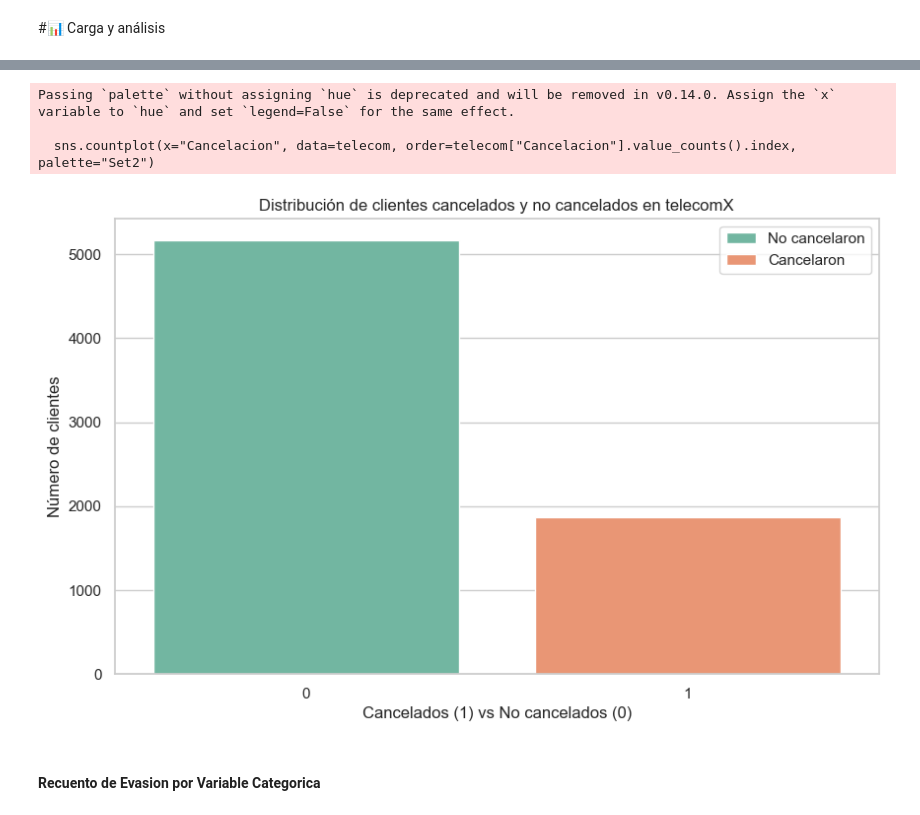
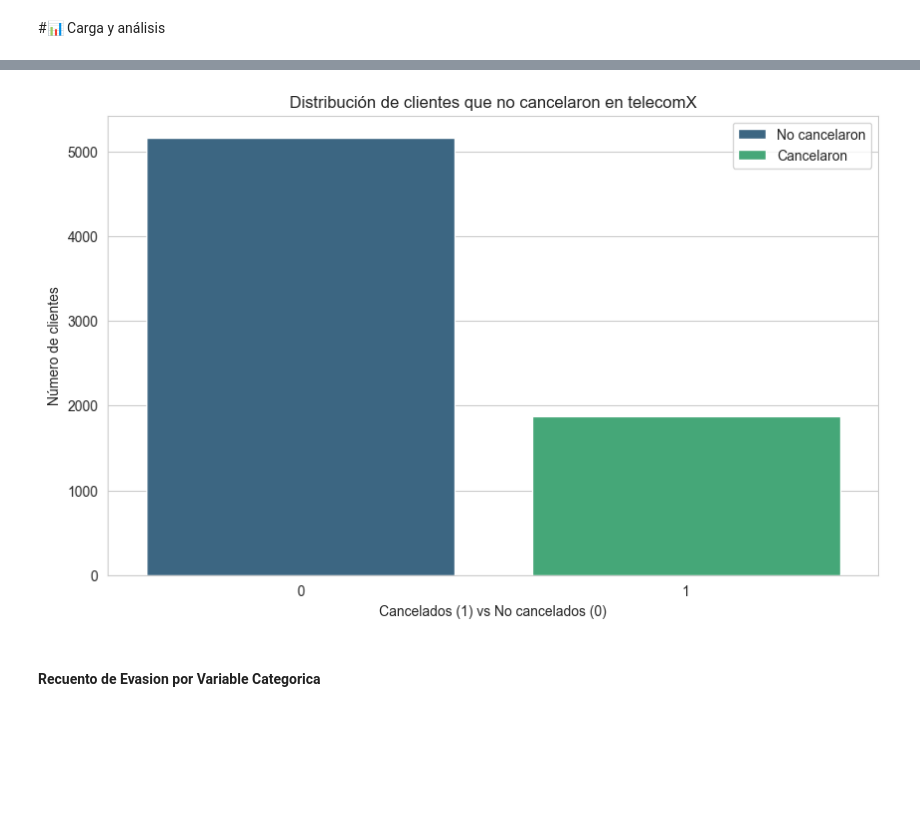
Before and after one commit to willian-ai/challenge2-data-science-LATAM-main, a Jupyter notebook: TelecomX_LATAM.ipynb, the cells around one changed output, grey strips where cells are left out. Drawn from its saved outputs; the diff is of its cells as text; code cells hidden in the pictures; blank space fills up the shorter version.

```diff
--- a/TelecomX_LATAM.ipynb
+++ b/TelecomX_LATAM.ipynb
@@ -105,7 +105,7 @@ telecom = telecom.rename(columns = {
     'InternetService':'Servicio_internet',
     'OnlineSecurity':'Seguridad_en_linea',
     'OnlineBackup':'Respaldo_en_linea',
-    'DeviceProtection':'Proeteccion_dispositivo',
+    'DeviceProtection':'Proteccion_dispositivo',
     'TechSupport':'Soporte_tecnico',
     'StreamingTV':'TV_streaming',
     'StreamingMovies':'Peliculas_streaming',
@@ -375,3 +375,23 @@ telecom["Cuentas_diarias"].head(5)
 3    3.266667
 4    2.796667
 Name: Cuentas_diarias, dtype: float64
+# %%
+columnas_booleanas_mas = {
+    'Cancelacion': {'Yes': 1, 'No': 0},
+    'Tiene_pareja': {'Yes': 1, 'No': 0},
+    'Dependents': {'Yes': 1, 'No': 0},
+    'Servicio_tlefonico': {'Yes': 1, 'No': 0},
+    'Factura_electronica': {'Yes': 1, 'No': 0},
+    'Lineas_multiples': {'Yes': 1, 'No': 0, 'No phone service': 0},
+    'Seguridad_en_linea': {'Yes': 1, 'No': 0, 'No internet service': 0},
+    'Respaldo_en_linea': {'Yes': 1, 'No': 0, 'No internet service': 0},
+    'Proteccion_dispositivo': {'Yes': 1, 'No': 0, 'No internet service': 0},
+    'Soporte_tecnico': {'Yes': 1, 'No': 0, 'No internet service': 0},
+    'TV_Streaming': {'Yes': 1, 'No': 0, 'No internet service': 0},
+    'Peliculas_streaming': {'Yes': 1, 'No': 0, 'No internet service': 0},
+    'Genero' : {'Female': 1, 'Male': 0}
+        }
+
+#telecom =
+telecom.replace(columnas_booleanas_mas, inplace=True)
+telecom.info()
@@ -378,2 +416,10 @@ Name: Cuentas_diarias, dtype: float64
 # %% [markdown]
 #📊 Carga y análisis
+# %%
+color = ["#708A58", "#547792"]
+sns.set_style("whitegrid")
+plt.figure(figsize=(10, 6))
+plt.pie(telecom["Cancelacion"].value_counts(), labels=["No cancelaron", "Cancelaron"], colors=color, autopct="%1.1f%%", shadow=True, startangle=140)
+plt.title("Distribución de clientes que no cancelaron en telecomX")
+plt.axis("equal")
+plt.show()
@@ -380,17 +428,13 @@ Name: Cuentas_diarias, dtype: float64
 # %%
-sns.set(style="whitegrid")
 plt.rcParams['figure.figsize'] = (10, 6)
-sns.countplot(x="Cancelacion", data=telecom, order=telecom["Cancelacion"].value_counts().index, palette="Set2")
+sns.countplot(x="Cancelacion", data=telecom, order=telecom["Cancelacion"].value_counts().index, color = ["#EB5A3c", "#6A9C89"], palette="viridis", hue="Cancelacion")
 plt.xlabel("Cancelados (1) vs No cancelados (0)")
 plt.ylabel("Número de clientes")
 plt.legend(["No cancelaron", "Cancelaron"])
 plt.title("Distribución de clientes que no cancelaron en telecomX")
 plt.show()
 # %% [output]
-Passing `palette` without assigning `hue` is deprecated and will be removed in v0.14.0. Assign the `x` variable to `hue` and set `legend=False` for the same effect.
-
-  sns.countplot(x="Cancelacion", data=telecom, order=telecom["Cancelacion"].value_counts().index, palette="Set2")
-[figure, old version]
+[figure, new version]
 # %% [markdown]
 #### Recuento de Evasion por Variable Categorica
 # %%
```
Also changed, not shown: parts of 17 cells of this notebook, 2 other files.
